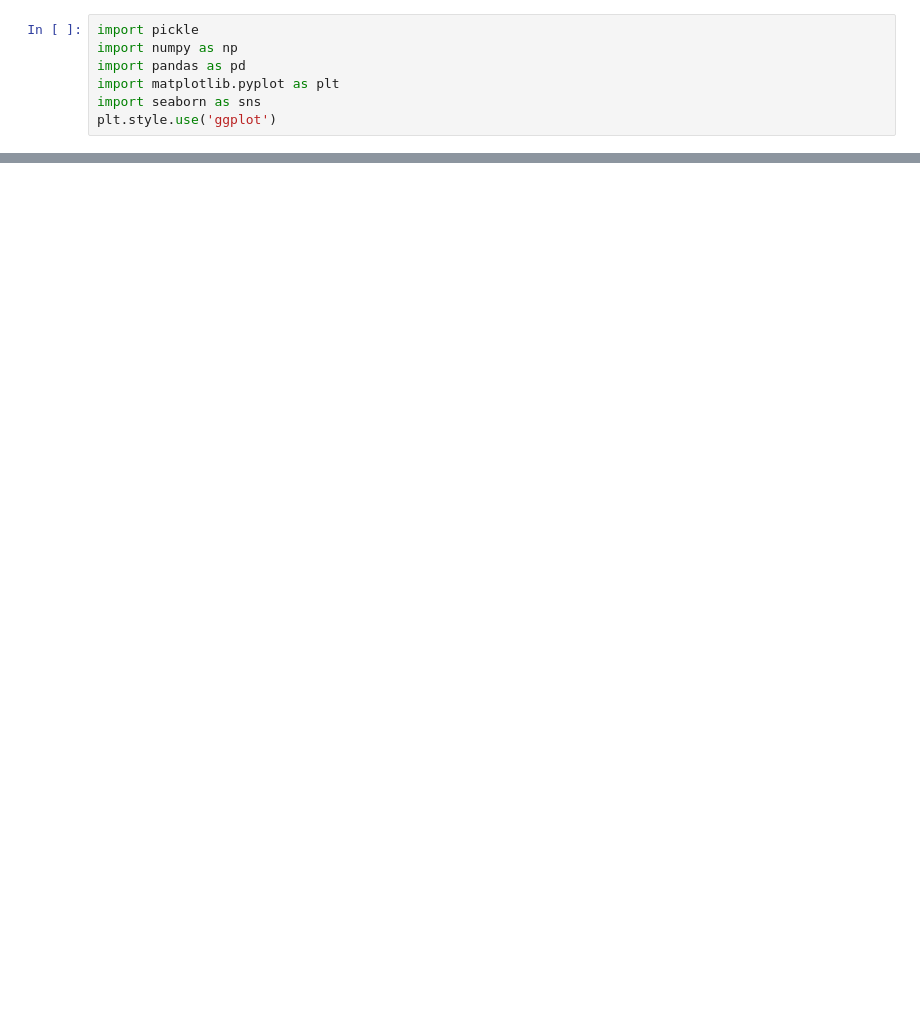
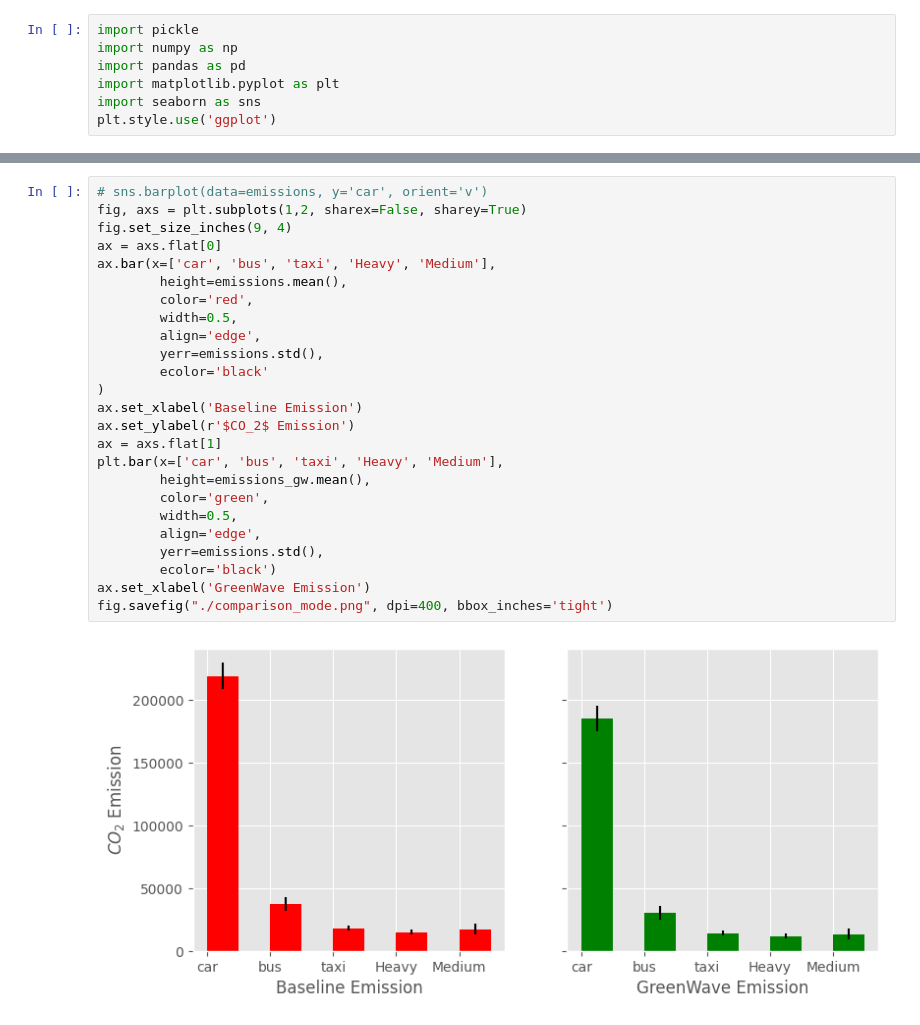
Before and after one commit to Zhenlin-Xu/GreenWaveSim, a Jupyter notebook: visualization.ipynb, the cells around one changed output, grey strips where cells are left out. Drawn from its saved outputs; the diff is of its cells as text; blank space fills up the shorter version.

```diff
--- a/visualization.ipynb
+++ b/visualization.ipynb
@@ -65,0 +111,27 @@ fig.savefig("./img/data_validation.png", dpi=400, bbox_inches='tight')
+# %%
+# sns.barplot(data=emissions, y='car', orient='v')
+fig, axs = plt.subplots(1,2, sharex=False, sharey=True)
+fig.set_size_inches(9, 4)
+ax = axs.flat[0]
+ax.bar(x=['car', 'bus', 'taxi', 'Heavy', 'Medium'],
+        height=emissions.mean(),
+        color='red',
+        width=0.5,
+        align='edge',
+        yerr=emissions.std(),
+        ecolor='black'
+)
+ax.set_xlabel('Baseline Emission')
+ax.set_ylabel(r'$CO_2$ Emission')
+ax = axs.flat[1]
+plt.bar(x=['car', 'bus', 'taxi', 'Heavy', 'Medium'],
+        height=emissions_gw.mean(),
+        color='green',
+        width=0.5,
+        align='edge',
+        yerr=emissions.std(),
+        ecolor='black')
+ax.set_xlabel('GreenWave Emission')
+fig.savefig("./comparison_mode.png", dpi=400, bbox_inches='tight')
+# %% [output]
+[figure, added]
```
Also changed, not shown: parts of 12 cells of this notebook, 5 other files.
